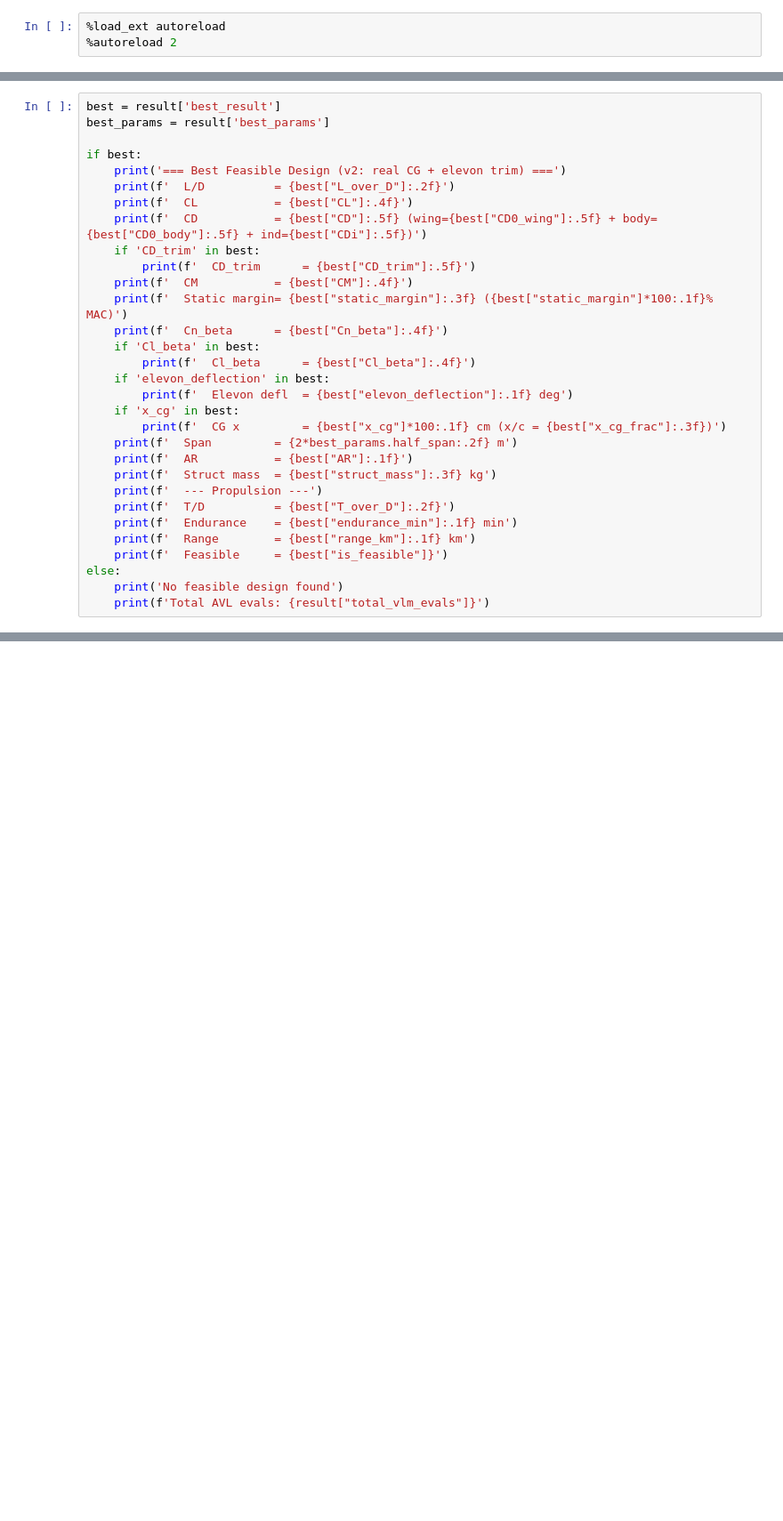
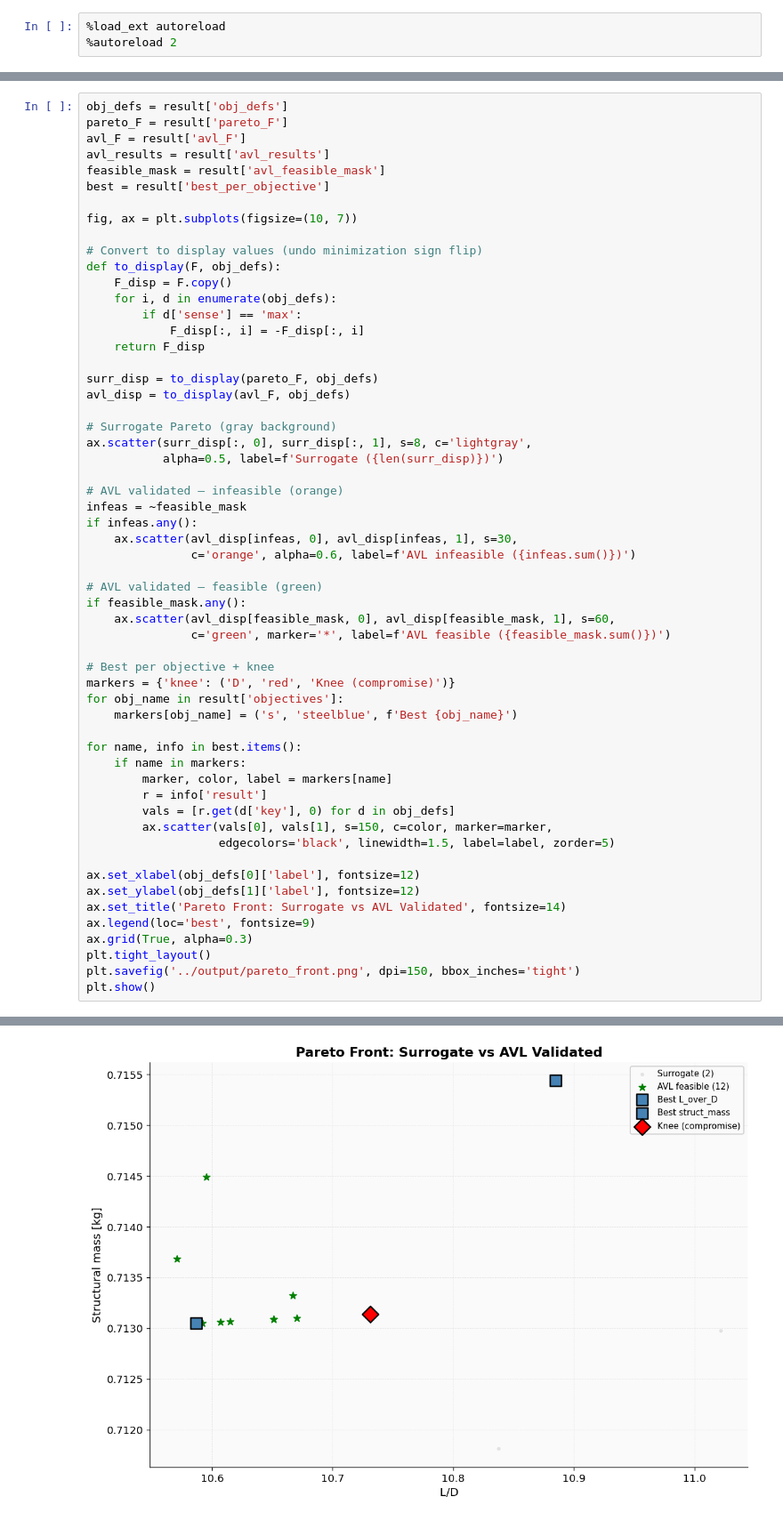
Before and after one commit to data-fablab/MANTA, a Jupyter notebook: notebooks/05_optimization.ipynb, the cells around one changed output, grey strips where cells are left out. Shown at 89% size. Drawn from its saved outputs; the diff is of its cells as text; blank space fills up the shorter version.

```diff
--- a/notebooks/05_optimization.ipynb
+++ b/notebooks/05_optimization.ipynb
@@ -99,32 +110,58 @@ Loaded pre-trained surrogate from ../models/surrogate_v2_ctrl
 # %%
-best = result['best_result']
-best_params = result['best_params']
+obj_defs = result['obj_defs']
+pareto_F = result['pareto_F']
+avl_F = result['avl_F']
+avl_results = result['avl_results']
+feasible_mask = result['avl_feasible_mask']
+best = result['best_per_objective']
 
-if best:
-    print('=== Best Feasible Design (v2: real CG + elevon trim) ===')
-    print(f'  L/D          = {best["L_over_D"]:.2f}')
-    print(f'  CL           = {best["CL"]:.4f}')
-    print(f'  CD           = {best["CD"]:.5f} (wing={best["CD0_wing"]:.5f} + body={best["CD0_body"]:.5f} + ind={best["CDi"]:.5f})')
-    if 'CD_trim' in best:
-        print(f'  CD_trim      = {best["CD_trim"]:.5f}')
-    print(f'  CM           = {best["CM"]:.4f}')
-    print(f'  Static margin= {best["static_margin"]:.3f} ({best["static_margin"]*100:.1f}% MAC)')
-    print(f'  Cn_beta      = {best["Cn_beta"]:.4f}')
-    if 'Cl_beta' in best:
-        print(f'  Cl_beta      = {best["Cl_beta"]:.4f}')
-    if 'elevon_deflection' in best:
-        print(f'  Elevon defl  = {best["elevon_deflection"]:.1f} deg')
-    if 'x_cg' in best:
-        print(f'  CG x         = {best["x_cg"]*100:.1f} cm (x/c = {best["x_cg_frac"]:.3f})')
-    print(f'  Span         = {2*best_params.half_span:.2f} m')
-    print(f'  AR           = {best["AR"]:.1f}')
-    print(f'  Struct mass  = {best["struct_mass"]:.3f} kg')
-    print(f'  --- Propulsion ---')
-    print(f'  T/D          = {best["T_over_D"]:.2f}')
-    print(f'  Endurance    = {best["endurance_min"]:.1f} min')
-    print(f'  Range        = {best["range_km"]:.1f} km')
-    print(f'  Feasible     = {best["is_feasible"]}')
-else:
-    print('No feasible design found')
-    print(f'Total AVL evals: {result["total_vlm_evals"]}')
+fig, ax = plt.subplots(figsize=(10, 7))
+
+# Convert to display values (undo minimization sign flip)
+def to_display(F, obj_defs):
+    F_disp = F.copy()
+    for i, d in enumerate(obj_defs):
+        if d['sense'] == 'max':
+            F_disp[:, i] = -F_disp[:, i]
+    return F_disp
+
+surr_disp = to_display(pareto_F, obj_defs)
+avl_disp = to_display(avl_F, obj_defs)
+
+# Surrogate Pareto (gray background)
+ax.scatter(surr_disp[:, 0], surr_disp[:, 1], s=8, c='lightgray',
+           alpha=0.5, label=f'Surrogate ({len(surr_disp)})')
+
+# AVL validated — infeasible (orange)
+infeas = ~feasible_mask
+if infeas.any():
+    ax.scatter(avl_disp[infeas, 0], avl_disp[infeas, 1], s=30,
+               c='orange', alpha=0.6, label=f'AVL infeasible ({infeas.sum()})')
+
+# AVL validated — feasible (green)
+if feasible_mask.any():
+    ax.scatter(avl_disp[feasible_mask, 0], avl_disp[feasible_mask, 1], s=60,
+               c='green', marker='*', label=f'AVL feasible ({feasible_mask.sum()})')
+
+# Best per objective + knee
+markers = {'knee': ('D', 'red', 'Knee (compromise)')}
+for obj_name in result['objectives']:
+    markers[obj_name] = ('s', 'steelblue', f'Best {obj_name}')
+
+for name, info in best.items():
+    if name in markers:
+        marker, color, label = markers[name]
+        r = info['result']
+        vals = [r.get(d['key'], 0) for d in obj_defs]
+        ax.scatter(vals[0], vals[1], s=150, c=color, marker=marker,
+                   edgecolors='black', linewidth=1.5, label=label, zorder=5)
+
+ax.set_xlabel(obj_defs[0]['label'], fontsize=12)
+ax.set_ylabel(obj_defs[1]['label'], fontsize=12)
+ax.set_title('Pareto Front: Surrogate vs AVL Validated', fontsize=14)
+ax.legend(loc='best', fontsize=9)
+ax.grid(True, alpha=0.3)
+plt.tight_layout()
+plt.savefig('../output/pareto_front.png', dpi=150, bbox_inches='tight')
+plt.show()
 # %% [output]
@@ -150 +168,2 @@ else:
+[figure, added]
 # %% [markdown]
```
Also changed, not shown: parts of 12 cells of this notebook, 17 other files.
